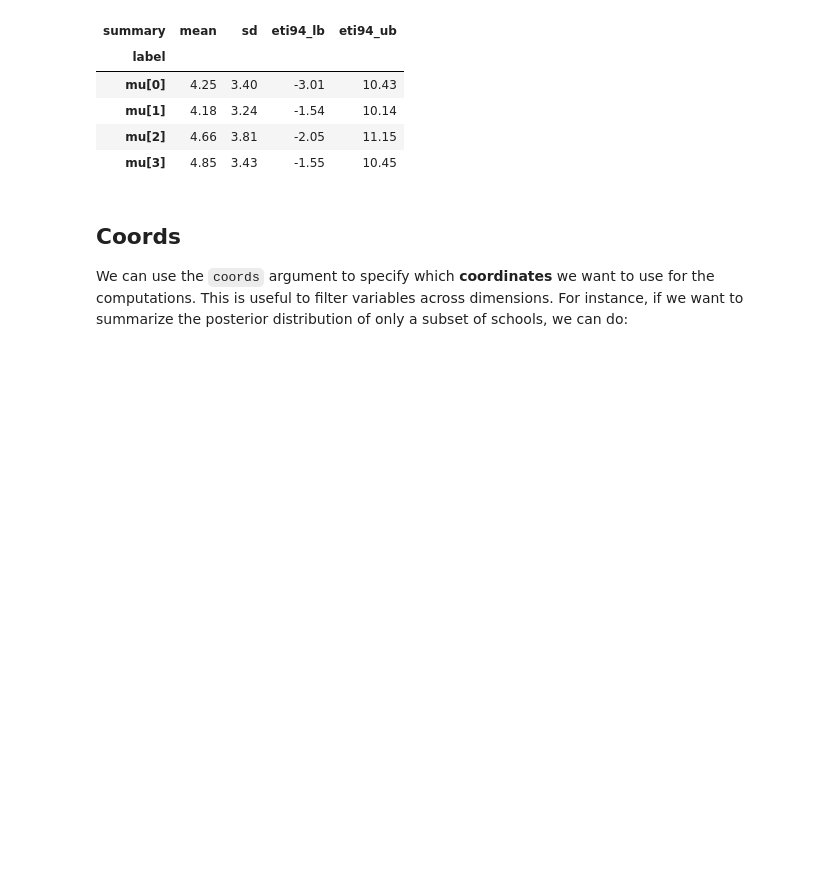
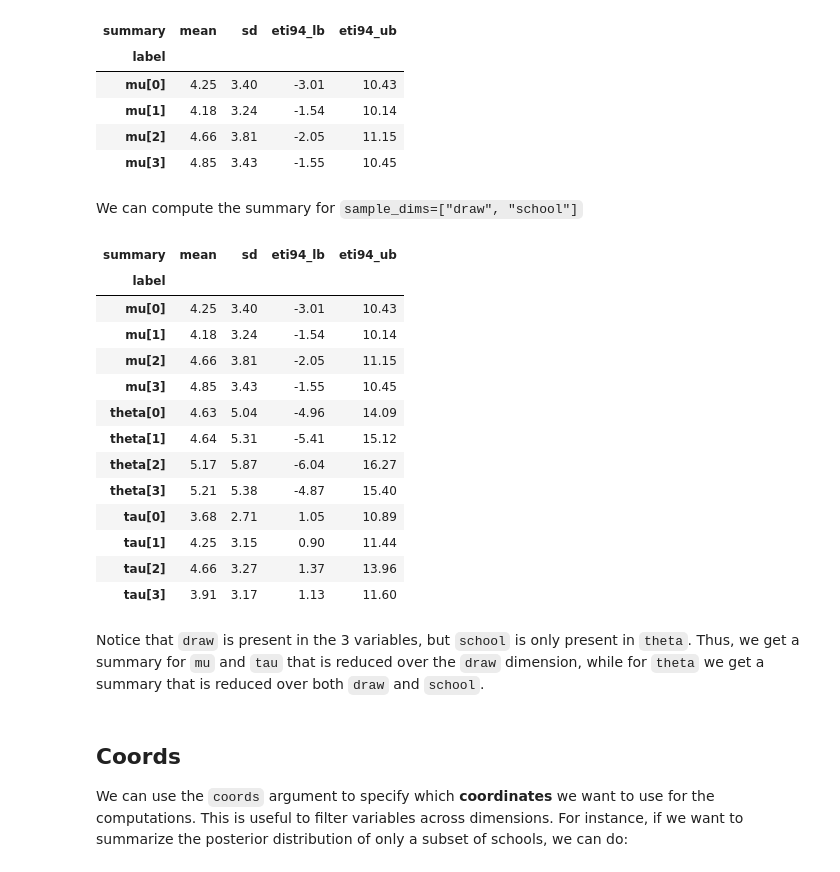
Before and after one commit to arviz-devs/arviz-stats, a Jupyter notebook: docs/source/overview.ipynb, the cells around one changed output. Drawn from its saved outputs; the diff is of its cells as text; code cells hidden in the pictures; blank space fills up the shorter version.

```diff
--- a/docs/source/overview.ipynb
+++ b/docs/source/overview.ipynb
@@ -18,7 +20,7 @@ import arviz.preview as azp
 # %% [markdown]
 To make the example easier to follow we are going to skip the modeling step, and assume we have already built and solve a Bayesian model. ArviZ provides several pre-saved models, so we can use one of those to demonstrate the statistic functionality. In this case we will use the `centered_eight` model, which is a classic, but even if you are not familiar with it, you can still follow along and see how the computations works.
 # %%
-data = azp.load_arviz_data("centered_eight")
+data = azb.load_arviz_data("centered_eight")
 # %% [markdown]
 A common task in Bayesian data analysis is to compute the posterior summaries. For instance, we can use the `summary` function to summarize the posterior distribution of a model. By default this function produces computes a series of statistics, including the mean, standard deviation, and credible intervals (defaults to equally tailed interval `eti`) for each variable in the model. And also a series of diagnostics, including the effective sample size (ess), the rhat statistic, and the monte carlo standard error (mcse).
 # %%
@@ -190,6 +196,29 @@ azp.summary(data,
 | mu[1] | 4.18 | 3.24 | -1.54 | 10.14 |
 | mu[2] | 4.66 | 3.81 | -2.05 | 11.15 |
 | mu[3] | 4.85 | 3.43 | -1.55 | 10.45 |
+# %% [markdown]
+We can compute the summary for `sample_dims=["draw", "school"]`
+# %%
+azs.summary(data,
+            kind="stats",
+            sample_dims=["draw", "school"])
+# %% [output]
+| summary | mean | sd | eti94_lb | eti94_ub |
+| label |  |  |  |  |
+| mu[0] | 4.25 | 3.40 | -3.01 | 10.43 |
+| mu[1] | 4.18 | 3.24 | -1.54 | 10.14 |
+| mu[2] | 4.66 | 3.81 | -2.05 | 11.15 |
+| mu[3] | 4.85 | 3.43 | -1.55 | 10.45 |
+| theta[0] | 4.63 | 5.04 | -4.96 | 14.09 |
+| theta[1] | 4.64 | 5.31 | -5.41 | 15.12 |
+| theta[2] | 5.17 | 5.87 | -6.04 | 16.27 |
+| theta[3] | 5.21 | 5.38 | -4.87 | 15.40 |
+| tau[0] | 3.68 | 2.71 | 1.05 | 10.89 |
+| tau[1] | 4.25 | 3.15 | 0.90 | 11.44 |
+| tau[2] | 4.66 | 3.27 | 1.37 | 13.96 |
+| tau[3] | 3.91 | 3.17 | 1.13 | 11.60 |
+# %% [markdown]
+Notice that `draw` is present in the 3 variables, but `school` is only present in `theta`. Thus, we get a summary for `mu` and `tau` that is reduced over the `draw` dimension, while for `theta` we get a summary that is reduced over both `draw` and `school`.
 # %% [markdown]
 ## Coords
 
```
Also changed, not shown: parts of 17 cells of this notebook, 1 other file.
